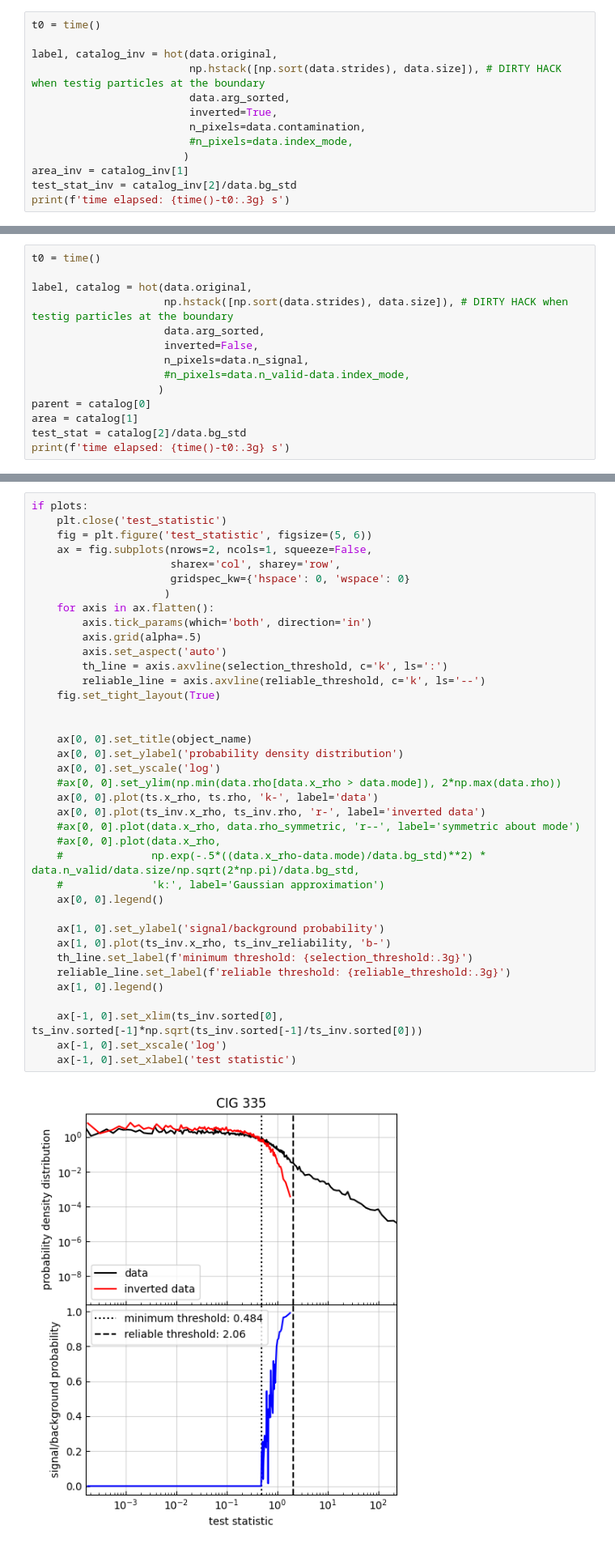
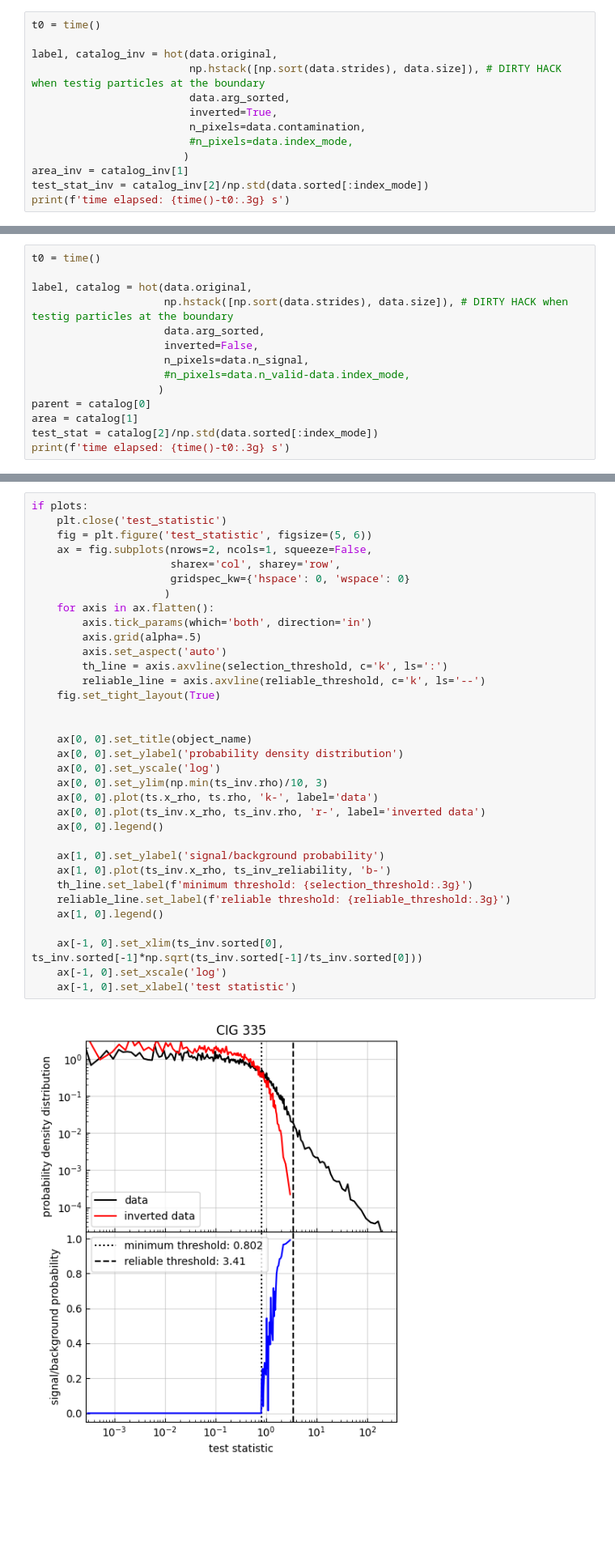
Before and after one commit to paranoya/image-processing, a Jupyter notebook: HOT.ipynb, the cells around one changed output, grey strips where cells are left out. Shown at 81% size. Drawn from its saved outputs; the diff is of its cells as text; blank space fills up the shorter version.

```diff
--- a/HOT.ipynb
+++ b/HOT.ipynb
@@ -543,7 +545,7 @@ label, catalog_inv = hot(data.original,
                          #n_pixels=data.index_mode,
                         )
 area_inv = catalog_inv[1]
-test_stat_inv = catalog_inv[2]/data.bg_std
+test_stat_inv = catalog_inv[2]/np.std(data.sorted[:index_mode])
 print(f'time elapsed: {time()-t0:.3g} s')
 # %% [output]
 31597 overdensities found: 38306 "pixels" (3%), 31022 independent regions
@@ -610,7 +612,7 @@ label, catalog = hot(data.original,
                     )
 parent = catalog[0]
 area = catalog[1]
-test_stat = catalog[2]/data.bg_std
+test_stat = catalog[2]/np.std(data.sorted[:index_mode])
 print(f'time elapsed: {time()-t0:.3g} s')
 # %% [output]
 56191 overdensities found: 218956 "pixels" (21%), 35395 independent regions
@@ -698,37 +705,33 @@ if plots:
     ax = fig.subplots(nrows=2, ncols=1, squeeze=False,
                       sharex='col', sharey='row',
                       gridspec_kw={'hspace': 0, 'wspace': 0}
                      )
     for axis in ax.flatten():
         axis.tick_params(which='both', direction='in')
         axis.grid(alpha=.5)
         axis.set_aspect('auto')
         th_line = axis.axvline(selection_threshold, c='k', ls=':')
         reliable_line = axis.axvline(reliable_threshold, c='k', ls='--')
     fig.set_tight_layout(True)
 
 
     ax[0, 0].set_title(object_name)
     ax[0, 0].set_ylabel('probability density distribution')
     ax[0, 0].set_yscale('log')
-    #ax[0, 0].set_ylim(np.min(data.rho[data.x_rho > data.mode]), 2*np.max(data.rho))
+    ax[0, 0].set_ylim(np.min(ts_inv.rho)/10, 3)
     ax[0, 0].plot(ts.x_rho, ts.rho, 'k-', label='data')
     ax[0, 0].plot(ts_inv.x_rho, ts_inv.rho, 'r-', label='inverted data')
-    #ax[0, 0].plot(data.x_rho, data.rho_symmetric, 'r--', label='symmetric about mode')
-    #ax[0, 0].plot(data.x_rho,
-    #              np.exp(-.5*((data.x_rho-data.mode)/data.bg_std)**2) * data.n_valid/data.size/np.sqrt(2*np.pi)/data.bg_std,
-    #              'k:', label='Gaussian approximation')
     ax[0, 0].legend()
 
     ax[1, 0].set_ylabel('signal/background probability')
     ax[1, 0].plot(ts_inv.x_rho, ts_inv_reliability, 'b-')
     th_line.set_label(f'minimum threshold: {selection_threshold:.3g}')
     reliable_line.set_label(f'reliable threshold: {reliable_threshold:.3g}')
     ax[1, 0].legend()
 
     ax[-1, 0].set_xlim(ts_inv.sorted[0], ts_inv.sorted[-1]*np.sqrt(ts_inv.sorted[-1]/ts_inv.sorted[0]))
     ax[-1, 0].set_xscale('log')
     ax[-1, 0].set_xlabel('test statistic')
 # %% [output]
-[figure, old version]
+[figure, new version]
 # %%
```
Also changed, not shown: parts of 11 cells of this notebook, 1 other file.
